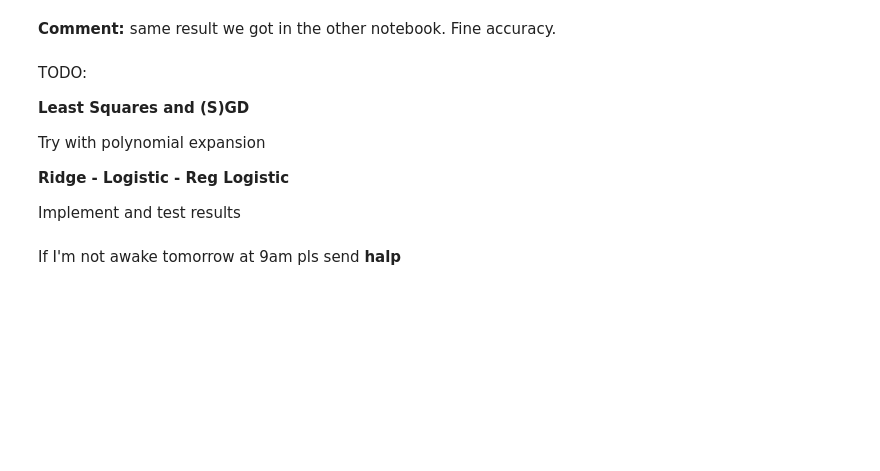
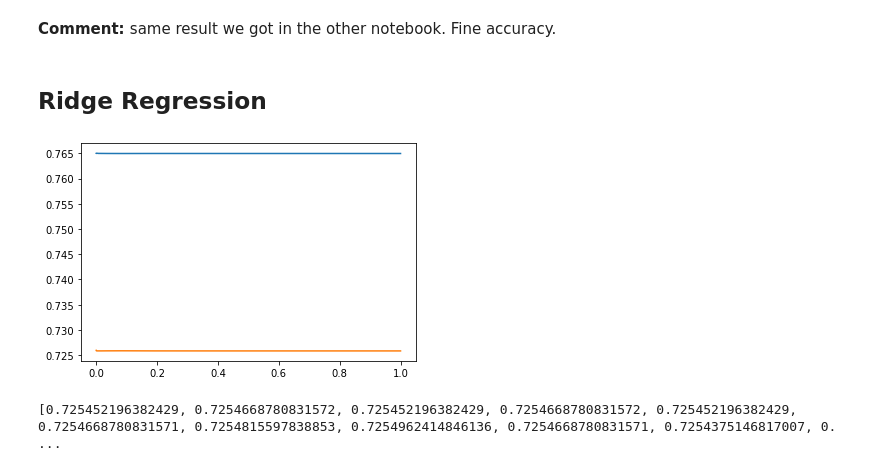
Before and after one commit to Ledz96/ML_Project_1, a Jupyter notebook: Models_testing_and_execution.ipynb, the cells around one changed output. Saved outputs shown, nothing was run; the diff lists cells and outputs as text; code cells hidden in the pictures; blank space fills up the shorter version.

```diff
--- a/Models_testing_and_execution.ipynb
+++ b/Models_testing_and_execution.ipynb
@@ -46,3 +23,18 @@ X_total=np.array(trainxlist)
+# %%
+# Building y
+Y_total = np.array((datatrain['Prediction']==b's').astype(int))
+
+# Filtering out useless data from x
+names = list(datatrain.dtype.names)[2:]
+datatrain_filtered = datatrain[names]
+
+# Building x
+x = np.empty((len(datatrain_filtered),len(datatrain_filtered[0].item())))
+for i in range(len(datatrain_filtered)):
+    x[i] = np.array(datatrain_filtered[i].item()).reshape(1,-1)
+
+# Adding 1s at the beginning
+X_total = np.c_[np.ones(len(x)),x]
 # %% [markdown]
 ### Separating data points with and without NaNs
 # %%
@@ -188,14 +163,33 @@ Test: 0.7648281322161378 Data: 0.7650223952262614
 # %% [markdown]
 <b>Comment: </b>same result we got in the other notebook. Fine accuracy.
-# %% [markdown]
-TODO:
-
-<b> Least Squares and (S)GD </b>
-
-Try with polynomial expansion
-
-<b> Ridge - Logistic - Reg Logistic </b>
-
-Implement and test results
-# %% [markdown]
-If I'm not awake tomorrow at 9am pls send <b>halp</b>
+# %% [markdown]
+## Ridge Regression
+# %%
+meanacc_dtest_rr = []
+meanacc_dtrain_rr = []
+
+for lambda_ in np.logspace(-5,0,15):
+    # Execute for data originally with no NaNs
+    dtmp_tr,dtmp_te=cross_validation(Y_no_nans,X_no_nans,k_fold=4,seed=1, function_name='ridge_regression', lambda_=lambda_)
+    meanacc_dtest_rr.append(dtmp_te)
+    meanacc_dtrain_rr.append(dtmp_tr)
+
+    # Execute for data originally with NaNs
+    dtmp_tr,dtmp_te=cross_validation(Y_cleaned,X_cleaned,k_fold=4,seed=1, function_name='ridge_regression', lambda_=lambda_)
+    meanacc_dtest_rr.append(dtmp_te)
+    meanacc_dtrain_rr.append(dtmp_tr)
+# %%
+"""
+import matplotlib.pyplot as plt
+
+plt.figure()
+plt.plot(np.logspace(-5,0,15), meanacc_dtrain_rr[1::2])
+
+plt.plot(np.logspace(-5,0,15), meanacc_dtrain_rr[::2])
+plt.show()
+
+print(meanacc_dtest_rr[::2])
+"""b
+# %% [output]
+[figure, added]
+[0.725452196382429, 0.7254668780831572, 0.725452196382429, 0.7254668780831572, 0.725452196382429, 0.7254668780831571, 0.7254815597838853, 0.7254962414846136, 0.7254668780831571, 0.7254375146817007, 0. ...
```
Also changed, not shown: parts of 17 cells of this notebook, 3 other files.
